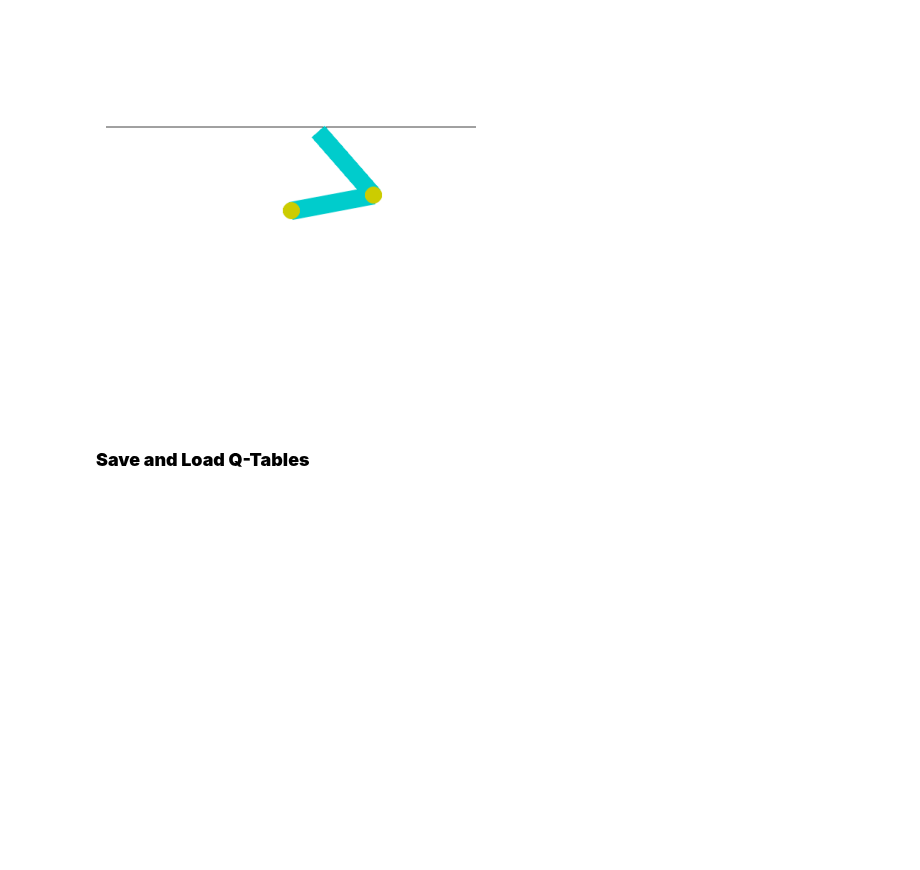
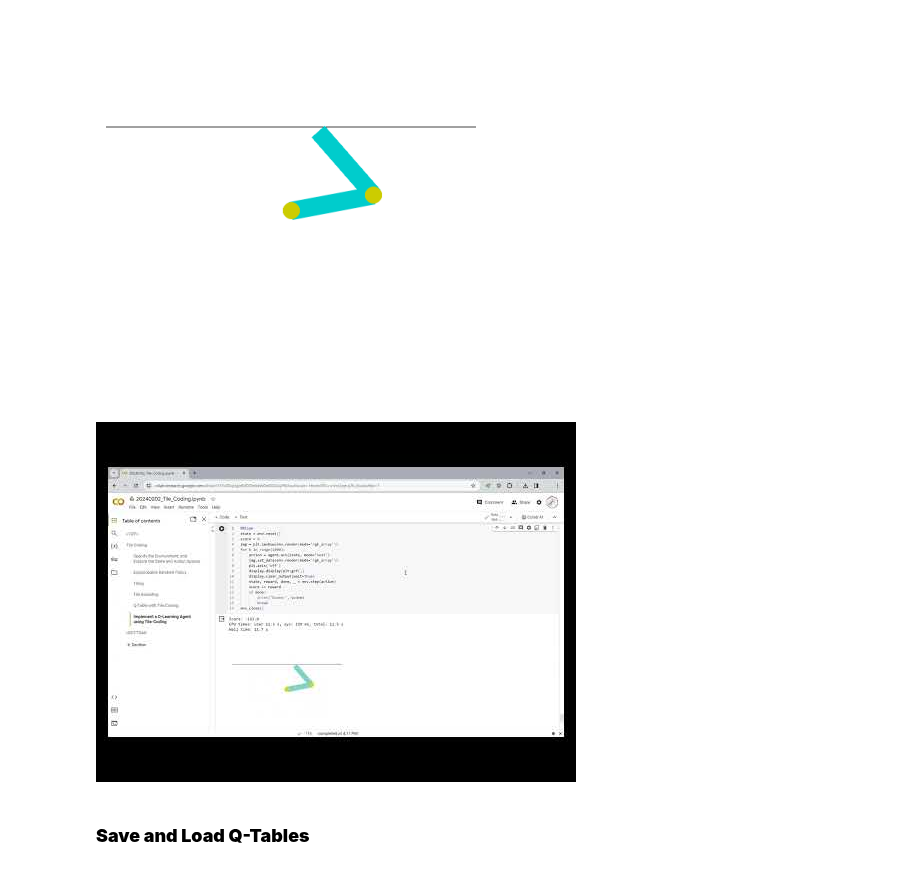
Before and after one commit to Nov05/Google-Colaboratory, a Jupyter notebook: 20240202_Tile_Coding.ipynb, the cells around one changed output. Saved outputs shown, nothing was run; the diff lists cells and outputs as text; code cells hidden in the pictures; blank space fills up the shorter version.

```diff
--- a/20240202_Tile_Coding.ipynb
+++ b/20240202_Tile_Coding.ipynb
@@ -682,6 +684,12 @@ Score: -143.0
 CPU times: user 11.3 s, sys: 199 ms, total: 11.5 s
 Wall time: 11.7 s
 [figure]
+# %%
+## https://youtu.be/xzmIFShmvnc
+from IPython.display import YouTubeVideo
+YouTubeVideo('xzmIFShmvnc')
+# %% [output]
+[figure, added]
 # %% [markdown]
 ### **Save and Load Q-Tables**
 # %%
```
Also changed, not shown: parts of 1 cell of this notebook.
